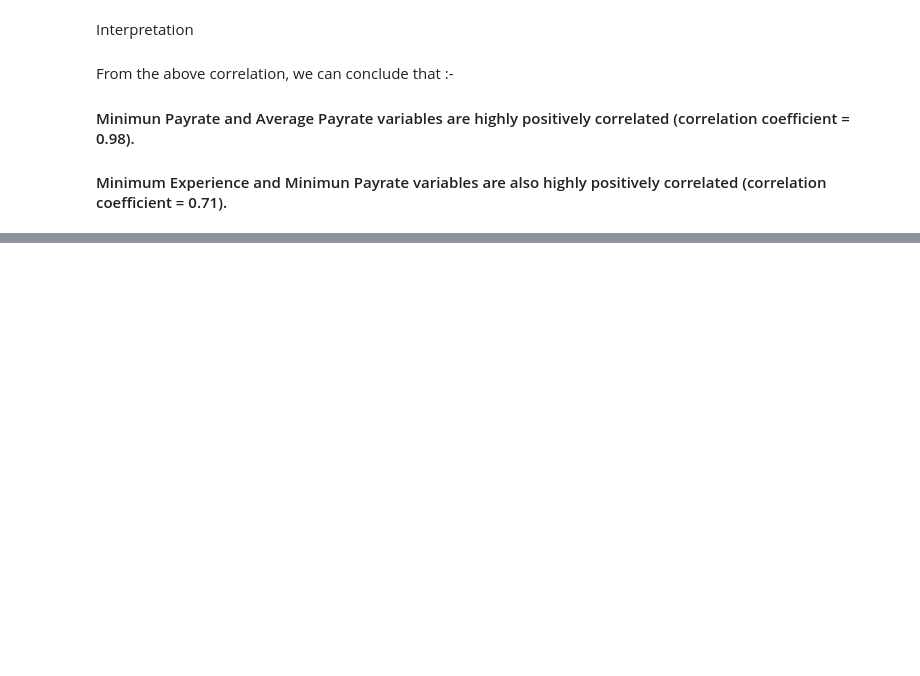
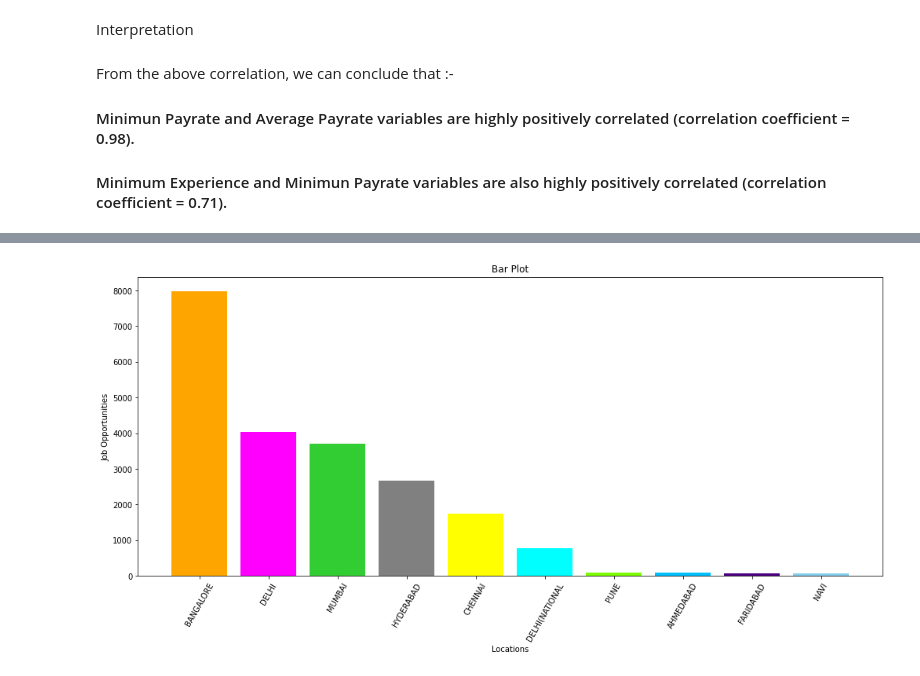
Before and after one commit to Prachisri8827/Job-Trend-Analysis-Using-Naukri.com, a Jupyter notebook: visual.ipynb, the cells around one changed output, grey strips where cells are left out. Saved outputs shown, nothing was run; the diff lists cells and outputs as text; code cells hidden in the pictures; blank space fills up the shorter version.

Commit message:
visual

```diff
--- a/visual.ipynb
+++ b/visual.ipynb
@@ -667,0 +793,8 @@ ValueError: could not convert string to float: 'MM Media Pvt Ltd'
+# %%
+# filter and find unique() cities from data set
+
+df_joblocation_address = df.joblocation_address.str.upper()
+new_location =df.joblocation_address.str.strip().str.split(",", expand = True)[0].str.split(" ", expand = True)[0].value_counts().reset_index()
+new_location.columns = ["Location", "Job_Opportunities"]
+new_location = new_location[:10]
+new_location.style.background_gradient(cmap = "PuOr")
@@ -667,0 +813,12 @@ ValueError: could not convert string to float: 'MM Media Pvt Ltd'
+# %%
+plt.figure(figsize = (17,7))
+plt.bar(new_location.Location,new_location.Job_Opportunities,color = ['orange','fuchsia',
+                                                                'limegreen','grey','yellow','aqua',
+                                                                'lawngreen','deepskyblue','indigo','skyblue'])
+plt.xlabel("Locations")
+plt.ylabel("Job Opportunities")
+plt.xticks(new_location.Location, rotation = "60")
+plt.title("Bar Plot")
+plt.show()
+# %% [output]
+[figure, added]
```
Also changed, not shown: parts of 52 cells of this notebook, 13 other files.
